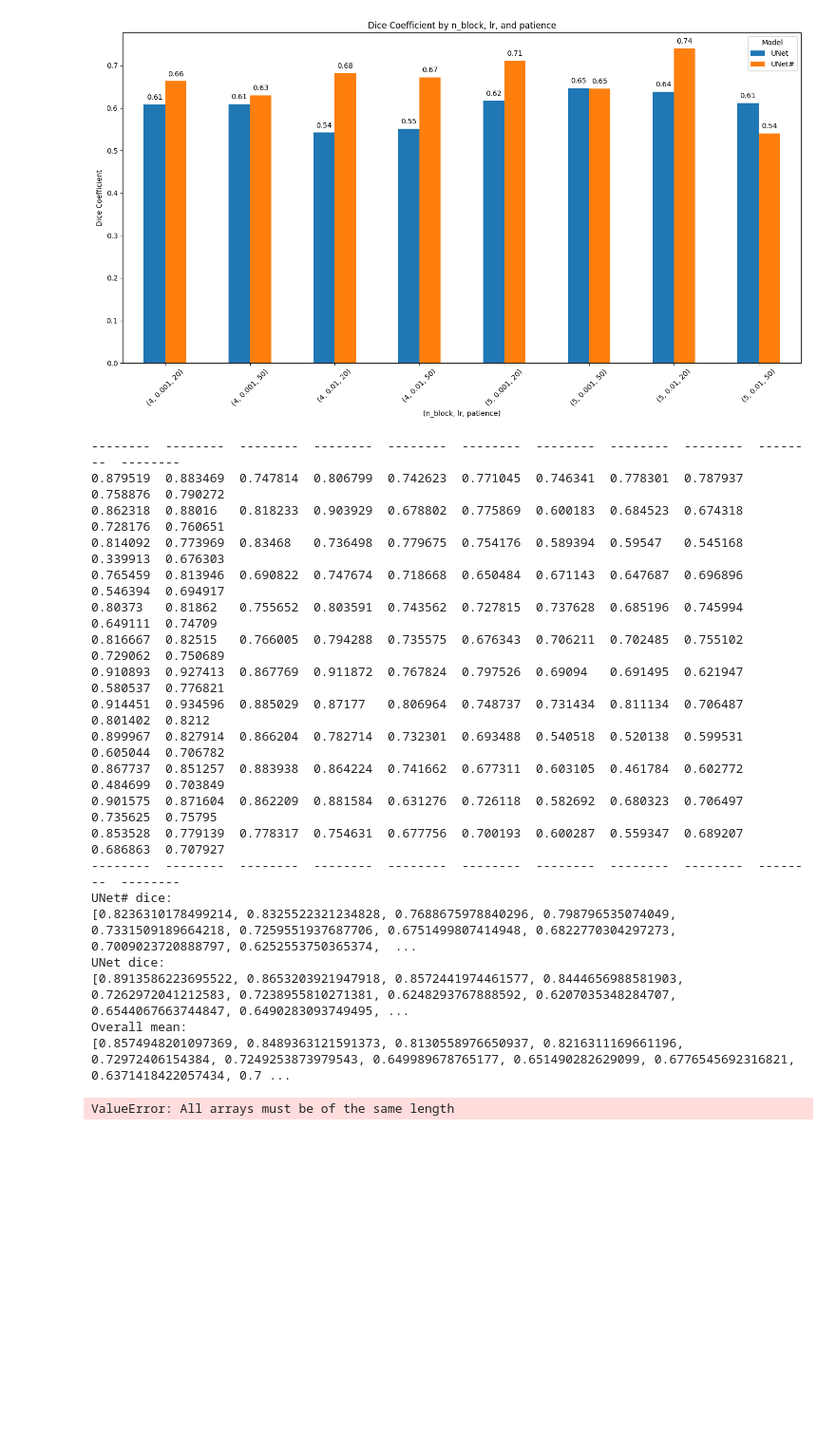
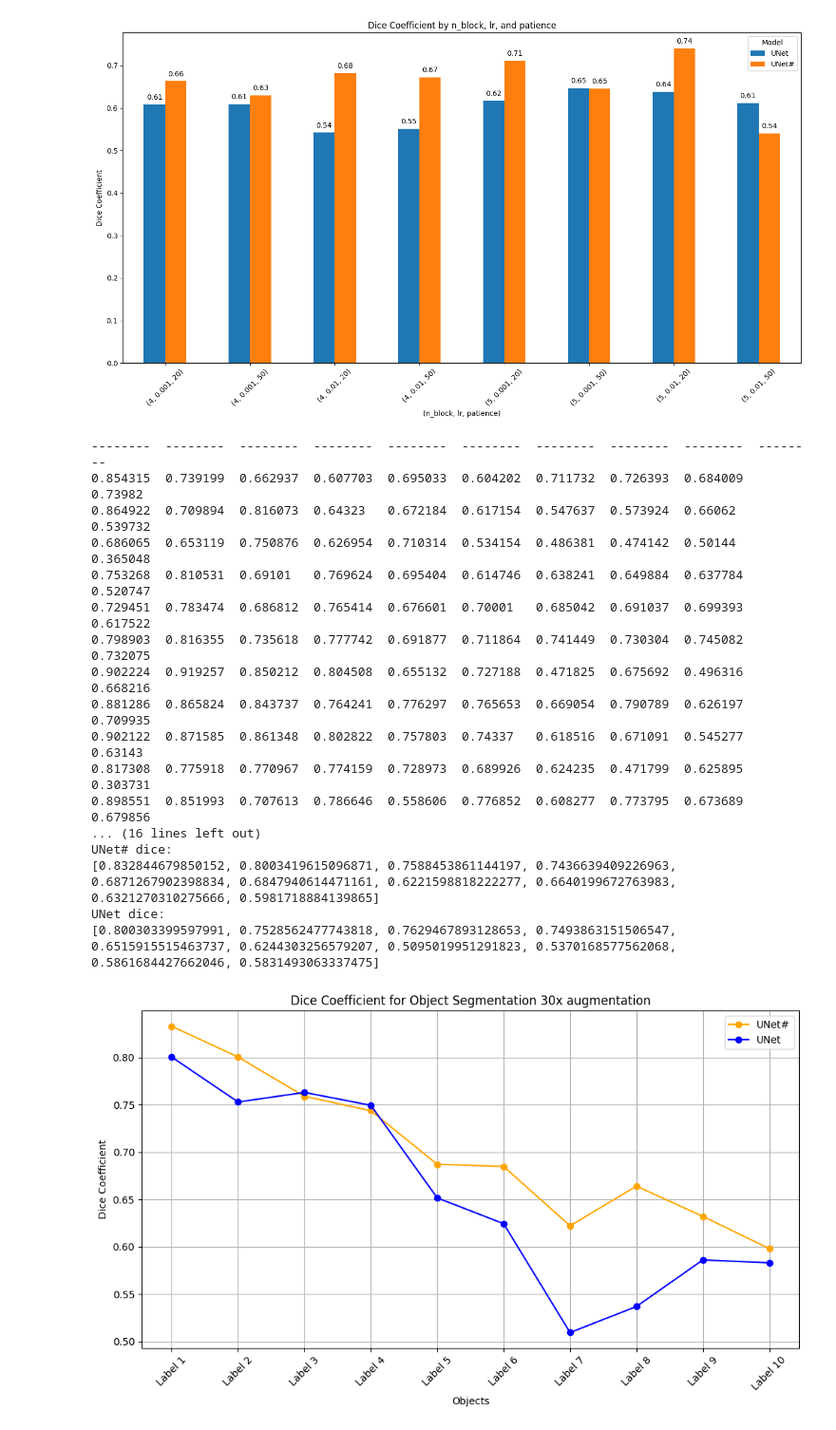
Before and after one commit to Eric-IIP/cervicalResearchIIP, a Jupyter notebook: diceComparison.ipynb, the cells around one changed output. Shown at 95% size. Cells and saved outputs as stored; diff of their text form; code cells hidden in the pictures; blank space fills up the shorter version.

```diff
--- a/diceComparison.ipynb
+++ b/diceComparison.ipynb
@@ -92,15 +98,15 @@ for folder_name in folder_names:
                 reader = csv.reader(file)
                 # Extract second number from the array
                 for row in reader:
-                    all_data.append(row[2:])
+                    all_data.append(row[2:-1])
 
 all_data = np.array(all_data)
 all_data = all_data.astype(float)
 half_length = all_data.shape[0] // 2
 
-print(tabulate(all_data))
-#print(tabulate(all_data[:half_length]))
-#print(tabulate(all_data[half_length:]))
+#print(tabulate(all_data))
+print(tabulate(all_data[:half_length]))
+print(tabulate(all_data[half_length:]))
 
 first_half_mean = np.mean(all_data[:half_length], axis=0)
 second_half_mean = np.mean(all_data[half_length:], axis=0)
@@ -116,55 +122,53 @@ print(unet_sharp)
 print("UNet dice:")
 print(unet)
 
-print("Overall mean:")
-print(mean_all)
+#print("Overall mean:")
+#print(mean_all)
+
 
 # Sample data (replace with your actual data)
 objects = ['Label 1', 'Label 2', 'Label 3', 'Label 4', 'Label 5', 'Label 6', 'Label 7', 'Label 8', 'Label 9', 'Label 10']
 
 
 
 # Creating a DataFrame
 df = pd.DataFrame({
     'Objects': objects,
     'UNet#': unet_sharp,
     'UNet': unet
 })
 
 # Plotting
 plt.figure(figsize=(10, 6))
 
 
 plt.plot(df['Objects'], df['UNet#'], marker='o', label='UNet#', color = 'orange')
 plt.plot(df['Objects'], df['UNet'], marker='o', label='UNet', color = 'blue')
 
-plt.title('Dice Coefficient for Object Segmentation')
+plt.title('Dice Coefficient for Object Segmentation 30x augmentation')
 plt.xlabel('Objects')
 plt.ylabel('Dice Coefficient')
 plt.legend()
 plt.grid(True)
 plt.xticks(rotation=45)  # Rotate x-axis labels for better readability
 plt.tight_layout()
 plt.show()
 # %% [output]
---------  --------  --------  --------  --------  --------  --------  --------  --------  --------  --------
-0.879519  0.883469  0.747814  0.806799  0.742623  0.771045  0.746341  0.778301  0.787937  0.758876  0.790272
-0.862318  0.88016   0.818233  0.903929  0.678802  0.775869  0.600183  0.684523  0.674318  0.728176  0.760651
-0.814092  0.773969  0.83468   0.736498  0.779675  0.754176  0.589394  0.59547   0.545168  0.339913  0.676303
-0.765459  0.813946  0.690822  0.747674  0.718668  0.650484  0.671143  0.647687  0.696896  0.546394  0.694917
-0.80373   0.81862   0.755652  0.803591  0.743562  0.727815  0.737628  0.685196  0.745994  0.649111  0.74709
-0.816667  0.82515   0.766005  0.794288  0.735575  0.676343  0.706211  0.702485  0.755102  0.729062  0.750689
-0.910893  0.927413  0.867769  0.911872  0.767824  0.797526  0.69094   0.691495  0.621947  0.580537  0.776821
-0.914451  0.934596  0.885029  0.87177   0.806964  0.748737  0.731434  0.811134  0.706487  0.801402  0.8212
-0.899967  0.827914  0.866204  0.782714  0.732301  0.693488  0.540518  0.520138  0.599531  0.605044  0.706782
-0.867737  0.851257  0.883938  0.864224  0.741662  0.677311  0.603105  0.461784  0.602772  0.484699  0.703849
-0.901575  0.871604  0.862209  0.881584  0.631276  0.726118  0.582692  0.680323  0.706497  0.735625  0.75795
-0.853528  0.779139  0.778317  0.754631  0.677756  0.700193  0.600287  0.559347  0.689207  0.686863  0.707927
---------  --------  --------  --------  --------  --------  --------  --------  --------  --------  --------
+--------  --------  --------  --------  --------  --------  --------  --------  --------  --------
+0.854315  0.739199  0.662937  0.607703  0.695033  0.604202  0.711732  0.726393  0.684009  0.73982
+0.864922  0.709894  0.816073  0.64323   0.672184  0.617154  0.547637  0.573924  0.66062   0.539732
+0.686065  0.653119  0.750876  0.626954  0.710314  0.534154  0.486381  0.474142  0.50144   0.365048
+0.753268  0.810531  0.69101   0.769624  0.695404  0.614746  0.638241  0.649884  0.637784  0.520747
+0.729451  0.783474  0.686812  0.765414  0.676601  0.70001   0.685042  0.691037  0.699393  0.617522
+0.798903  0.816355  0.735618  0.777742  0.691877  0.711864  0.741449  0.730304  0.745082  0.732075
+0.902224  0.919257  0.850212  0.804508  0.655132  0.727188  0.471825  0.675692  0.496316  0.668216
+0.881286  0.865824  0.843737  0.764241  0.776297  0.765653  0.669054  0.790789  0.626197  0.709935
+0.902122  0.871585  0.861348  0.802822  0.757803  0.74337   0.618516  0.671091  0.545277  0.63143
+0.817308  0.775918  0.770967  0.774159  0.728973  0.689926  0.624235  0.471799  0.625895  0.303731
+0.898551  0.851993  0.707613  0.786646  0.558606  0.776852  0.608277  0.773795  0.673689  0.679856
+... (16 lines left out)
 UNet# dice:
-[0.8236310178499214, 0.8325522321234828, 0.7688675978840296, 0.798796535074049, 0.7331509189664218, 0.7259551937687706, 0.6751499807414948, 0.6822770304297273, 0.7009023720888797, 0.6252553750365374,  ...
+[0.832844679850152, 0.8003419615096871, 0.7588453861144197, 0.7436639409226963, 0.6871267902398834, 0.6847940614471161, 0.6221598818222277, 0.6640199672763983, 0.6321270310275666, 0.5981718884139865]
 UNet dice:
-[0.8913586223695522, 0.8653203921947918, 0.8572441974461577, 0.8444656988581903, 0.7262972041212583, 0.7238955810271381, 0.6248293767888592, 0.6207035348284707, 0.6544067663744847, 0.6490283093749495, ...
-Overall mean:
-[0.8574948201097369, 0.8489363121591373, 0.8130558976650937, 0.8216311169661196, 0.72972406154384, 0.7249253873979543, 0.649989678765177, 0.651490282629099, 0.6776545692316821, 0.6371418422057434, 0.7 ...
+[0.800303399597991, 0.7528562477743818, 0.7629467893128653, 0.7493863151506547, 0.6515915515463737, 0.6244303256579207, 0.5095019951291823, 0.5370168577562068, 0.5861684427662046, 0.5831493063337475]
-ValueError: All arrays must be of the same length
+[figure, added]
```
Also changed, not shown: parts of 1 cell of this notebook, 3 other files.
